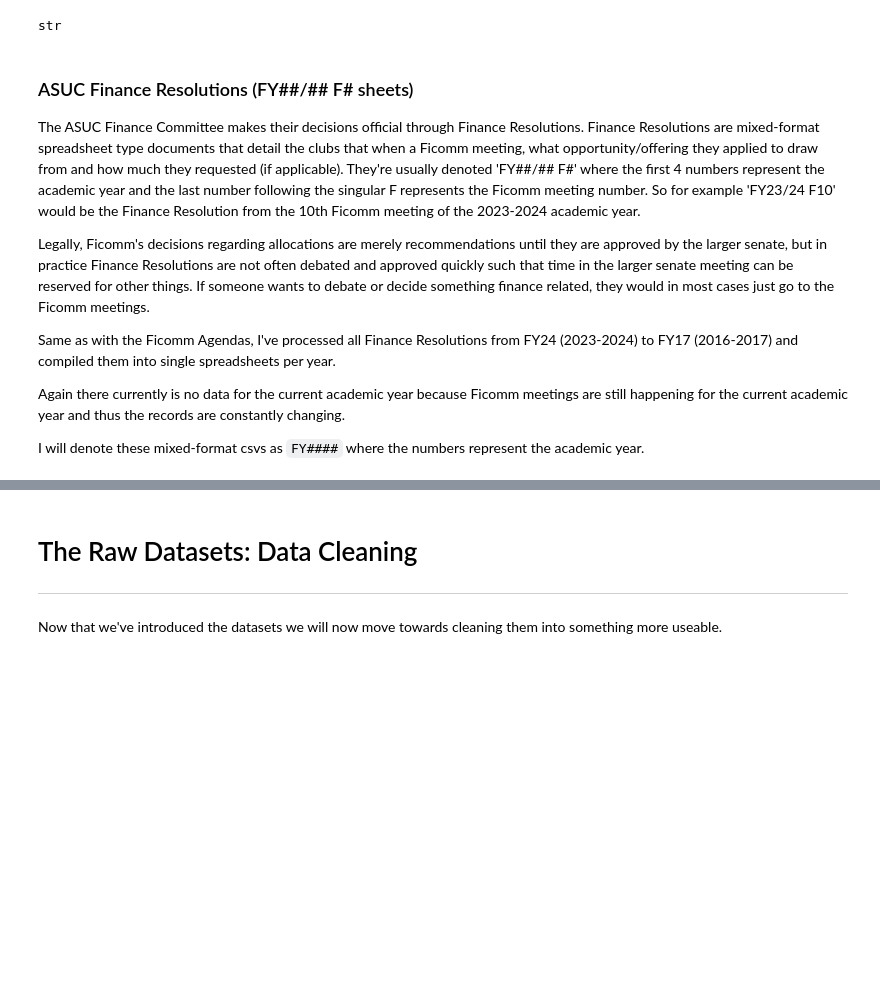
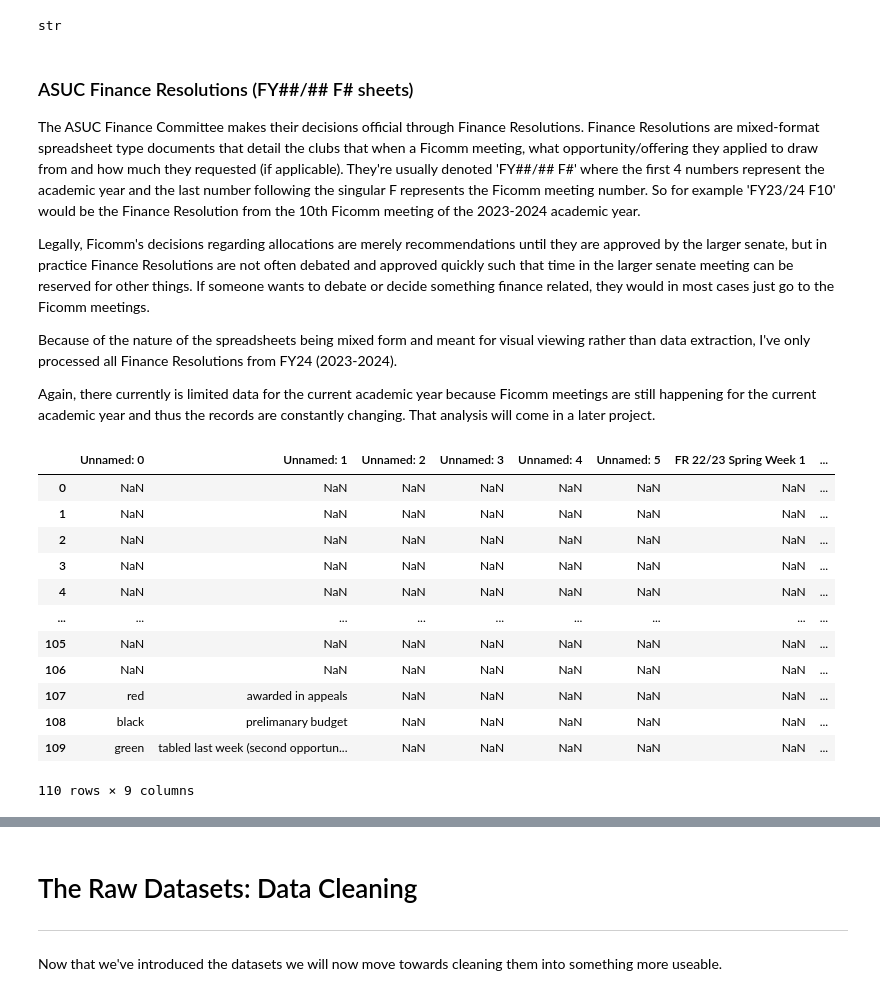
Before and after one commit to J-Ngaiii/ASUC-FY24-Datasets, a Jupyter notebook: ASUC_FY24_Datasets.ipynb, the cells around one changed output, grey strips where cells are left out. Drawn from its saved outputs; the diff is of its cells as text; code cells hidden in the pictures; blank space fills up the shorter version.

```diff
--- a/ASUC_FY24_Datasets.ipynb
+++ b/ASUC_FY24_Datasets.ipynb
@@ -472,8 +462,23 @@ The ASUC Finance Committee makes their decisions official through Finance Resolu
 
 Legally, Ficomm's decisions regarding allocations are merely recommendations until they are approved by the larger senate, but in practice Finance Resolutions are not often debated and approved quickly such that time in the larger senate meeting can be reserved for other things. If someone wants to debate or decide something finance related, they would in most cases just go to the Ficomm meetings.
 
-Same as with the Ficomm Agendas, I've processed all Finance Resolutions from FY24 (2023-2024) to FY17 (2016-2017) and compiled them into single spreadsheets per year.
+Because of the nature of the spreadsheets being mixed form and meant for visual viewing rather than data extraction, I've only processed all Finance Resolutions from FY24 (2023-2024).
 
-Again there currently is no data for the current academic year because Ficomm meetings are still happening for the current academic year and thus the records are constantly changing.
-
-I will denote these mixed-format csvs as `FY####` where the numbers represent the academic year.
+Again, there currently is limited data for the current academic year because Ficomm meetings are still happening for the current academic year and thus the records are constantly changing. That analysis will come in a later project.
+# %%
+FR_Sheet_RAW = pd.read_csv('ASUC Dataset CSVs/FR Data/FR2324/Fall/FR 23_24 F03 - Sheet1.csv')
+FR_Sheet_RAW
+# %% [output]
+|  | Unnamed: 0 | Unnamed: 1 | Unnamed: 2 | Unnamed: 3 | Unnamed: 4 | Unnamed: 5 | FR 22/23 Spring Week 1 | ... |
+| 0 | NaN | NaN | NaN | NaN | NaN | NaN | NaN | ... |
+| 1 | NaN | NaN | NaN | NaN | NaN | NaN | NaN | ... |
+| 2 | NaN | NaN | NaN | NaN | NaN | NaN | NaN | ... |
+| 3 | NaN | NaN | NaN | NaN | NaN | NaN | NaN | ... |
+| 4 | NaN | NaN | NaN | NaN | NaN | NaN | NaN | ... |
+| ... | ... | ... | ... | ... | ... | ... | ... | ... |
+| 105 | NaN | NaN | NaN | NaN | NaN | NaN | NaN | ... |
+| 106 | NaN | NaN | NaN | NaN | NaN | NaN | NaN | ... |
+| 107 | red | awarded in appeals | NaN | NaN | NaN | NaN | NaN | ... |
+| 108 | black | prelimanary budget | NaN | NaN | NaN | NaN | NaN | ... |
+| 109 | green | tabled last week (second opportun... | NaN | NaN | NaN | NaN | NaN | ... |
+110 rows × 9 columns
```
Also changed, not shown: parts of 14 cells of this notebook, 5 other files.
